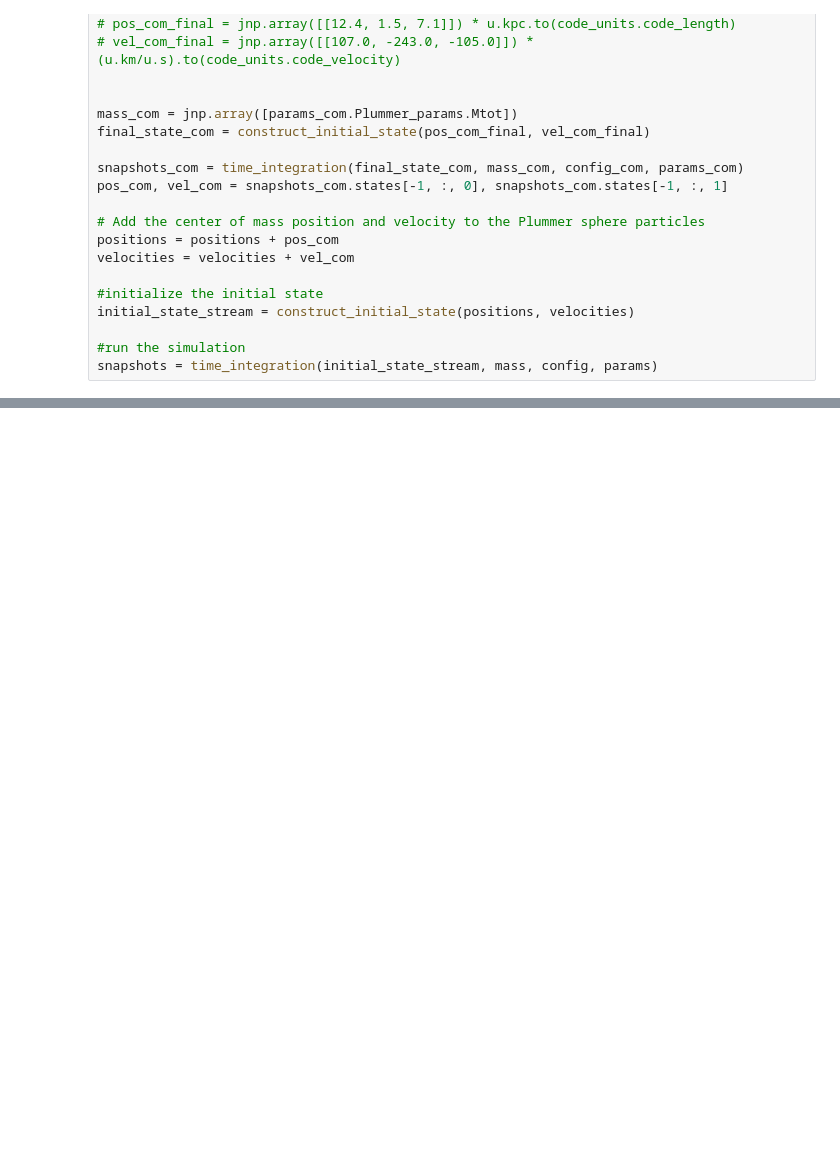
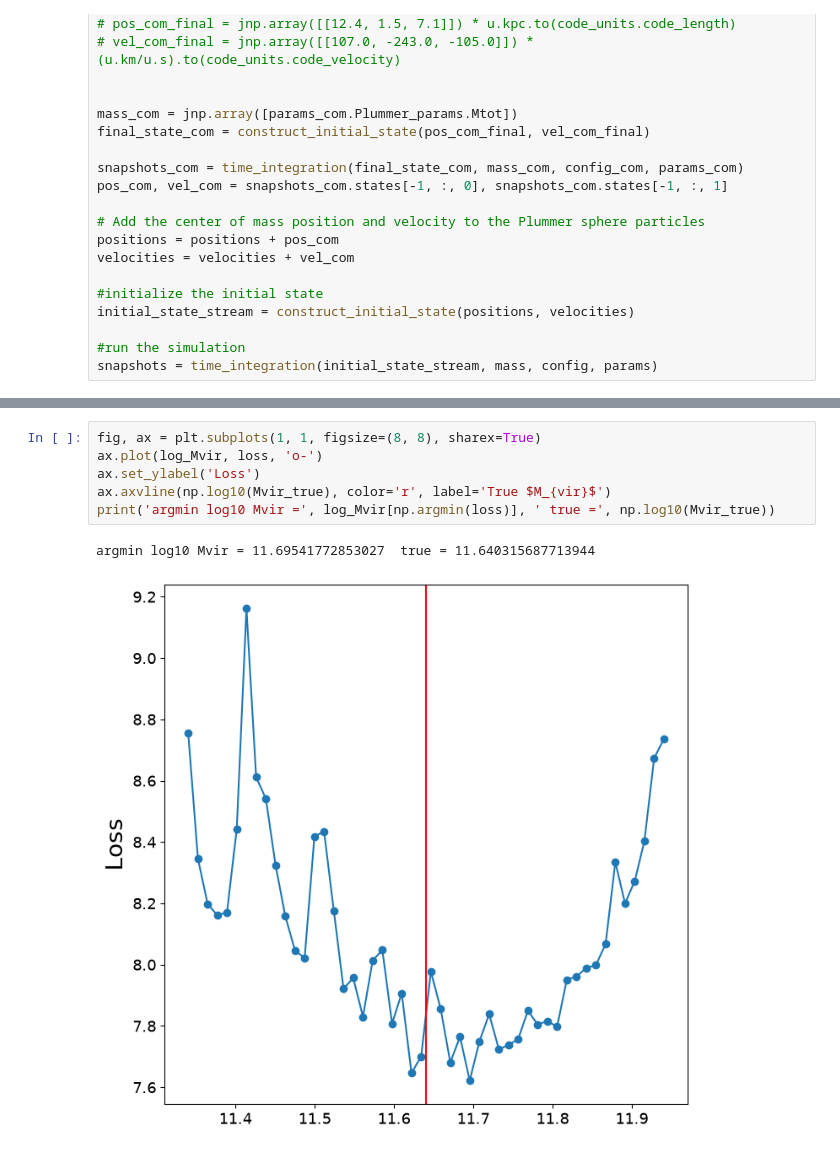
Before and after one commit to vepe99/Odisseo, a Jupyter notebook: notebooks/gradient_test/grad_NFW_Potential.ipynb, the cells around one changed output, grey strips where cells are left out. Saved outputs shown, nothing was run; the diff lists cells and outputs as text; blank space fills up the shorter version.

```diff
--- a/notebooks/gradient_test/grad_NFW_Potential.ipynb
+++ b/notebooks/gradient_test/grad_NFW_Potential.ipynb
@@ -459,0 +269,9 @@ loss, grad = jax.vmap(jax.value_and_grad(time_integration_grad, ))(parameters,
+# %%
+fig, ax = plt.subplots(1, 1, figsize=(8, 8), sharex=True)
+ax.plot(log_Mvir, loss, 'o-')
+ax.set_ylabel('Loss')
+ax.axvline(np.log10(Mvir_true), color='r', label='True $M_{vir}$')
+print('argmin log10 Mvir =', log_Mvir[np.argmin(loss)], ' true =', np.log10(Mvir_true))
+# %% [output]
+argmin log10 Mvir = 11.69541772853027  true = 11.640315687713944
+[figure, added]
```
Also changed, not shown: parts of 8 cells of this notebook, 2 other files.
